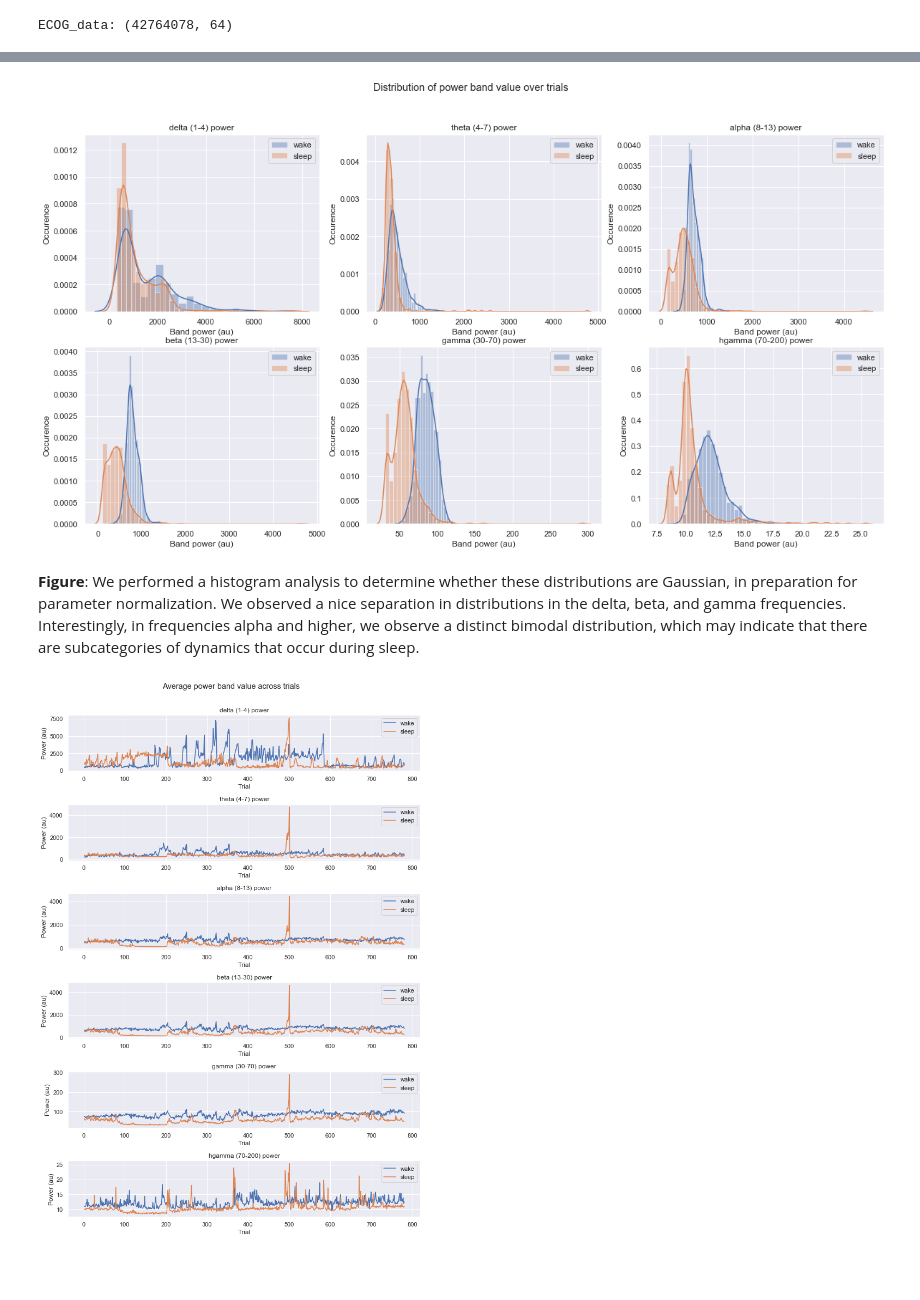
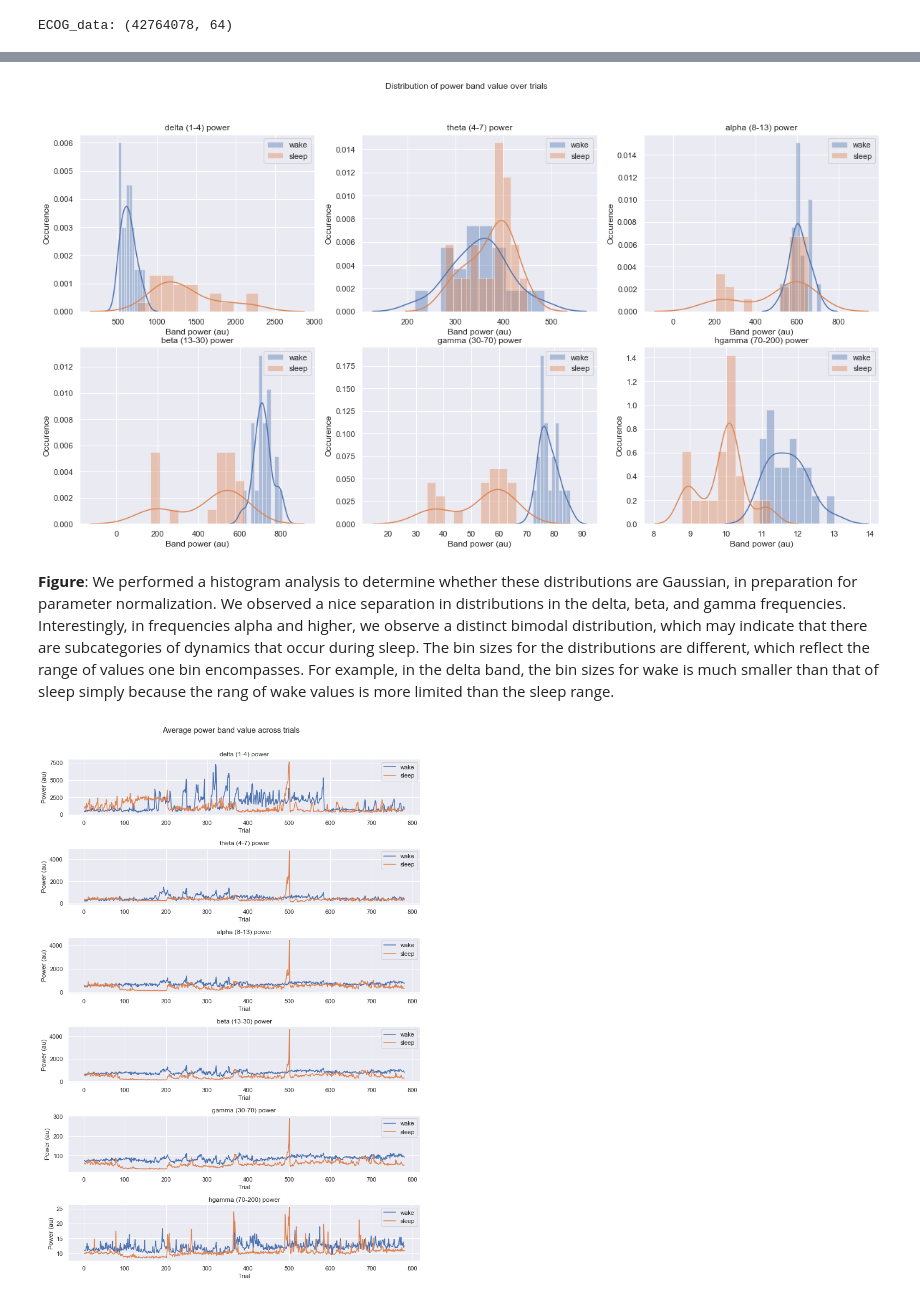
Before and after one commit to sunh20/SleepClass, a Jupyter notebook: sleep_process_d6.ipynb, the cells around one changed output, grey strips where cells are left out. Cells and saved outputs as stored; diff of their text form; code cells hidden in the pictures; blank space fills up the shorter version.

Commit message:
added spectral analysis

```diff
--- a/sleep_process_d6.ipynb
+++ b/sleep_process_d6.ipynb
@@ -187,10 +196,11 @@ def time_splice(data, fs, splice, axis=0):
 
     return data_splice
 
-t_splice = 30 # seconds
+t_splice = 180 # seconds
 
 data_wake_split = time_splice(data_wake,fs,t_splice)
 data_sleep_split = time_splice(data_sleep,fs,t_splice)
+t = np.arange(0,180,1/fs)
 
 num_trials = data_sleep_split.shape[0]
 # %% [output]
@@ -207,12 +217,12 @@ data_split dimensions: (780, 15000, 63)
 data = data_sleep_split[0,:,:]
 print(data.shape)
 
-data_filt = filt.flex_filter(data,fs,12,30,btype='bandpass')
+data_filt = filt.flex_filter(data_sleep_split[0,:,:],fs,12,30,btype='bandpass')
 data_hilb = sp.signal.hilbert(data_filt)
 
 if plot_on:
     plt.figure
-    plt.plot(t[0:500],data[0:500,0],label='raw data')
+    plt.plot(t[0:500],data_sleep_split[0,0:500,0],label='raw data')
     # plt.plot(t[0:500],data_filt[0:500,0],label='filtered data')
     plt.plot(t[0:500],data_hilb[0:500,0].real,label='hilbert data')
     plt.legend()
@@ -221,5 +231,31 @@ if plot_on:
     plt.ylabel('Voltage (uV)')
     plt.show()
 
-# TODO: plot some avg spectral bands (signal.welch) for sleep + wake
-# average spectral bands here
+# plot some avg spectral bands for sleep + wake
+ff, tt, data_spect = signal.spectrogram(data_sleep_split[0,:,0], 500)
+plt.pcolormesh(tt, ff, data_spect,cmap='viridis')
+plt.axis([0,180,0,30])
+plt.xlabel('Time (s)')
+plt.ylabel('Frequency (Hz)')
+plt.title('sample of sleep time-frequency plot')
+plt.show()
+
+ff, tt, data_spect = signal.spectrogram(data_wake_split[0,:,0], 500)
+plt.pcolormesh(tt, ff, data_spect,cmap='viridis')
+plt.axis([0,180,0,30])
+plt.xlabel('Time (s)')
+plt.ylabel('Frequency (Hz)')
+plt.title('sample of wake time-frequency plot')
+plt.show()
+
+
+plt.figure()
+f_welch, data_welch = sp.signal.welch(data_sleep_split[0,:,0],fs)
+plt.plot(f_welch, data_welch,label='sleep')
+f_welch, data_welch = sp.signal.welch(data_wake_split[0,:,0],fs)
+plt.plot(f_welch, data_welch,label='wake')
+plt.xlabel('Frequency (Hz)')
+plt.ylabel('Power')
+plt.legend()
+plt.title('spectrograms (welch)')
+plt.axis([0,60,0,100])
@@ -226,6 +269,6 @@ if plot_on:
 # %%
 # if pow_bands exists, load, otherwise process
-load = False
+load = True
 path_pow_bands = subj_id  + '_pow_bands_' + str(t_splice) + '.npy'
 if os.path.isfile(path_pow_bands) and load:
     pow_bands_sleep, pow_bands_wake = np.load(path_pow_bands)
@@ -301,29 +328,27 @@ t_stat, pval = stats.ttest_ind(np.mean(pow_bands_sleep,axis=-1),np.mean(pow_band
 # %%
 # plot distributions for each frequency band
 bar_labels = ("delta (1-4)","theta (4-7)","alpha (8-13)",
               "beta (13-30)","gamma (30-70)","hgamma (70-200)")
 
 p_wake = np.mean(pow_bands_wake,axis=-1)
 p_sleep = np.mean(pow_bands_sleep,axis=-1)
 
 p_wake_alpha = p_wake[:,0]
 p_sleep_alpha = p_sleep[:,0]
 
 fig = plt.figure(figsize=(20,10))
 plt.suptitle('Distribution of power band value over trials')
 
 for fband in range(6):
     plt.subplot(2,3,1+fband)
-    sns.distplot(p_wake[:,fband],label='wake')
-    sns.distplot(p_sleep[:,fband],label='sleep')
+    sns.distplot(p_wake[:,fband],bins=10,label='wake')
+    sns.distplot(p_sleep[:,fband],bins=10,label='sleep')
     plt.legend()
     plt.xlabel('Band power (au)')
     plt.ylabel('Occurence')
     plt.title(bar_labels[fband] +' power')
 
 if save_on:
     fig.savefig(subj_id + '_fband_distrib.png', dpi=300)
-
-# TODO: check bin sizing
 # %% [output]
-[figure, old version]
+[figure, new version]
@@ -332,5 +355,5 @@ p_wake.shape
 # %% [markdown]
-**Figure**: We performed a histogram analysis to determine whether these distributions are Gaussian, in preparation for parameter normalization. We observed a nice separation in distributions in the delta, beta, and gamma frequencies. Interestingly, in frequencies alpha and higher, we observe a distinct bimodal distribution, which may indicate that there are subcategories of dynamics that occur during sleep.
+**Figure**: We performed a histogram analysis to determine whether these distributions are Gaussian, in preparation for parameter normalization. We observed a nice separation in distributions in the delta, beta, and gamma frequencies. Interestingly, in frequencies alpha and higher, we observe a distinct bimodal distribution, which may indicate that there are subcategories of dynamics that occur during sleep. The bin sizes for the distributions are different, which reflect the range of values one bin encompasses. For example, in the delta band, the bin sizes for wake is much smaller than that of sleep simply because the rang of wake values is more limited than the sleep range.
 # %%
 # plot distribution of frequencies over time
 
```
Also changed, not shown: parts of 16 cells of this notebook.
